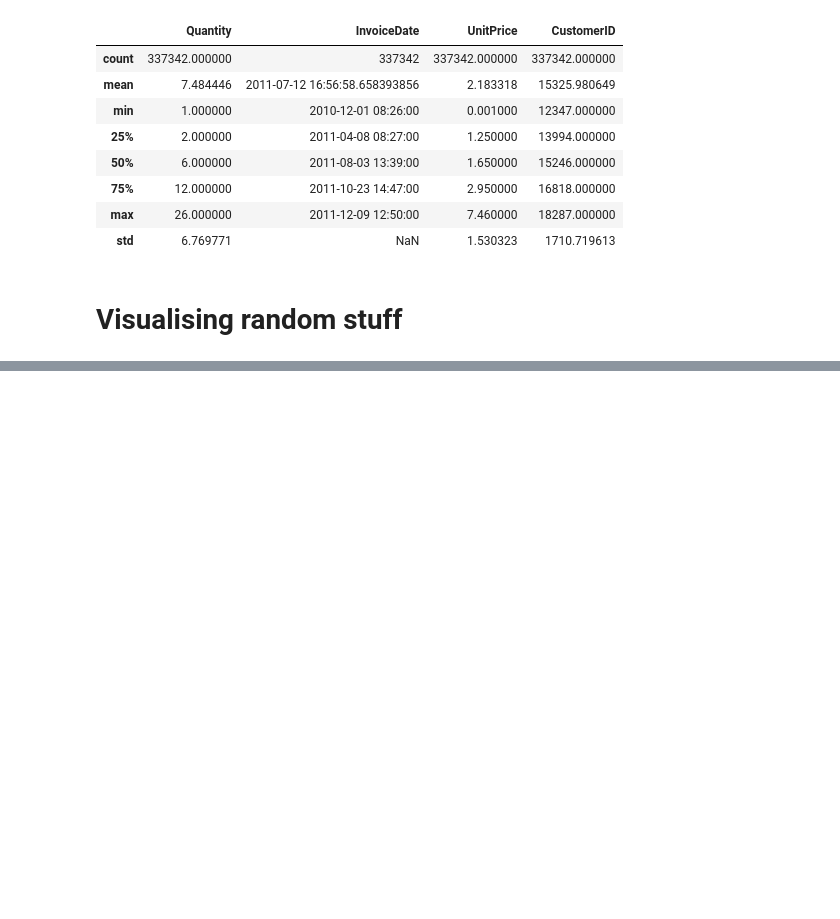
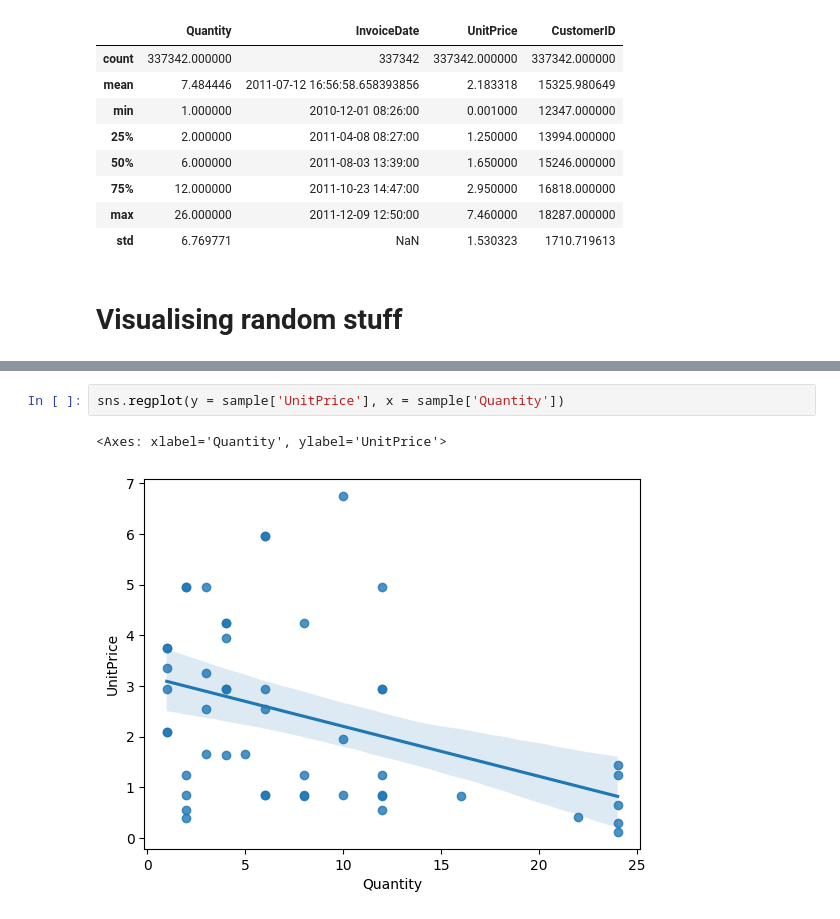
Before and after one commit to Supermjork/K-Kustomer-Klusters, a Jupyter notebook: notebook/visfun.ipynb, the cells around one changed output, grey strips where cells are left out. Saved outputs shown, nothing was run; the diff lists cells and outputs as text; blank space fills up the shorter version.

Commit message:
regplot fun frfr

```diff
--- a/notebook/visfun.ipynb
+++ b/notebook/visfun.ipynb
@@ -42,0 +57,5 @@ prep_dat.describe())
+# %%
+sns.regplot(y = sample['UnitPrice'], x = sample['Quantity'])
+# %% [output]
+<Axes: xlabel='Quantity', ylabel='UnitPrice'>
+[figure, added]
```
Also changed, not shown: parts of 4 cells of this notebook.
